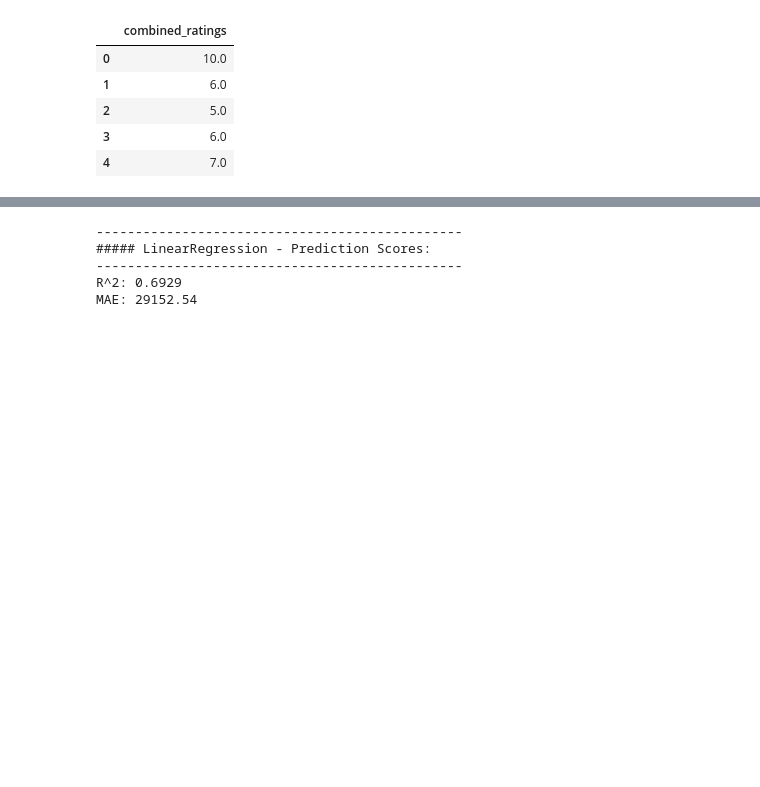
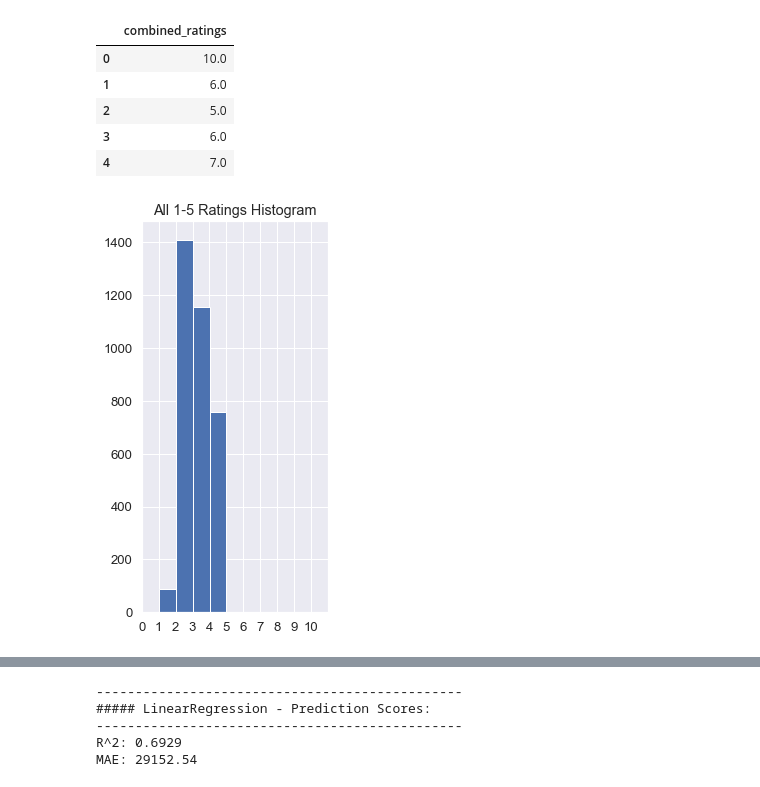
Before and after one commit to jkmackie/means_and_outliers, a Jupyter notebook: central_tendancy_houses.ipynb, the cells around one changed output, grey strips where cells are left out. Cells and saved outputs as stored; diff of their text form; code cells hidden in the pictures; blank space fills up the shorter version.

```diff
--- a/central_tendancy_houses.ipynb
+++ b/central_tendancy_houses.ipynb
@@ -193,3 +188,12 @@ comb_ratings.head()
 | 2 | 5.0 |
 | 3 | 6.0 |
 | 4 | 7.0 |
+# %%
+#Combined 1-5 ratings histogram.
+fig, ax = plt.subplots(1,1,figsize=(3.33,7.2))
+ax.set(title='All 1-5 Ratings Histogram', xlim = (0,11), xticks = [0,1,2,3,4,5,6,7,8,9,10])
+bins0 = [0, 1.01, 2.01, 3.01, 4.01, 5.01, 6.01, 7.01, 8.01, 9.01, 10.01]
+ax.hist(comb1_5_ratings['combined_ratings'], bins=bins0)
+plt.show()
+# %% [output]
+[figure, added]
```
Also changed, not shown: parts of 12 cells of this notebook.
